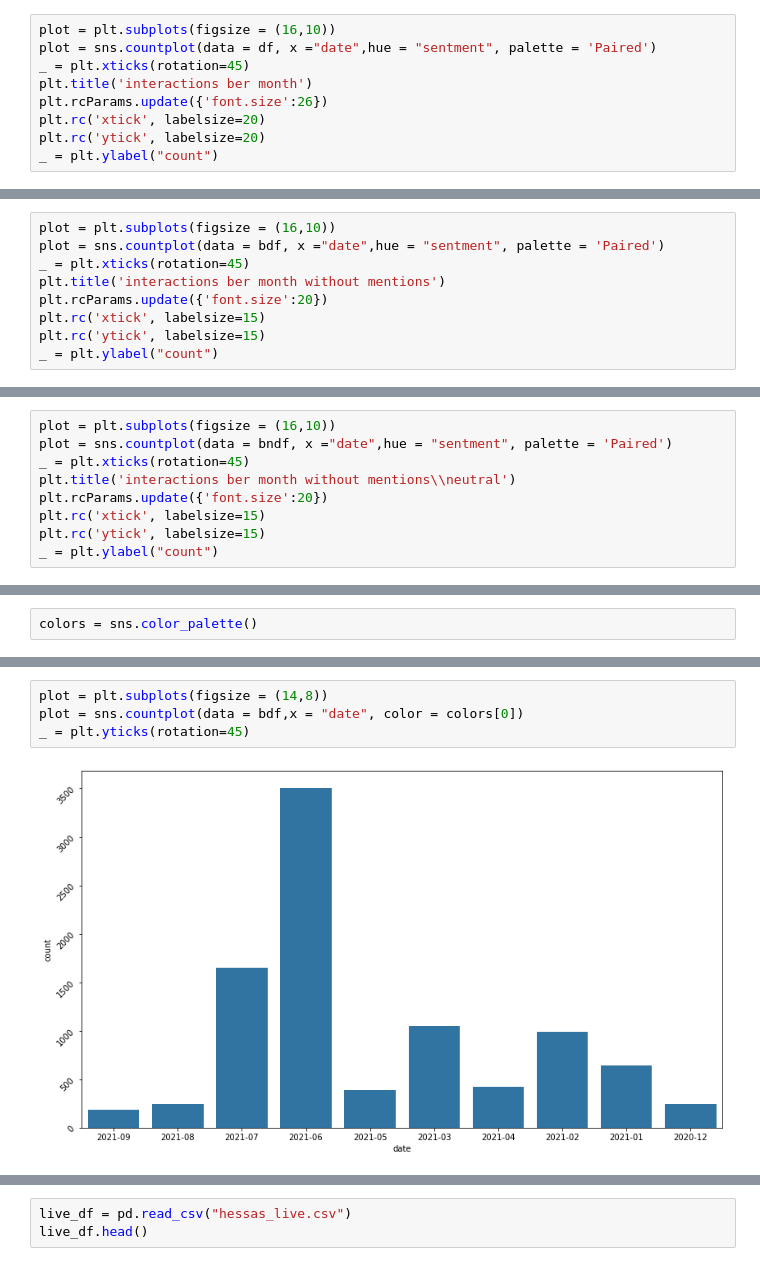
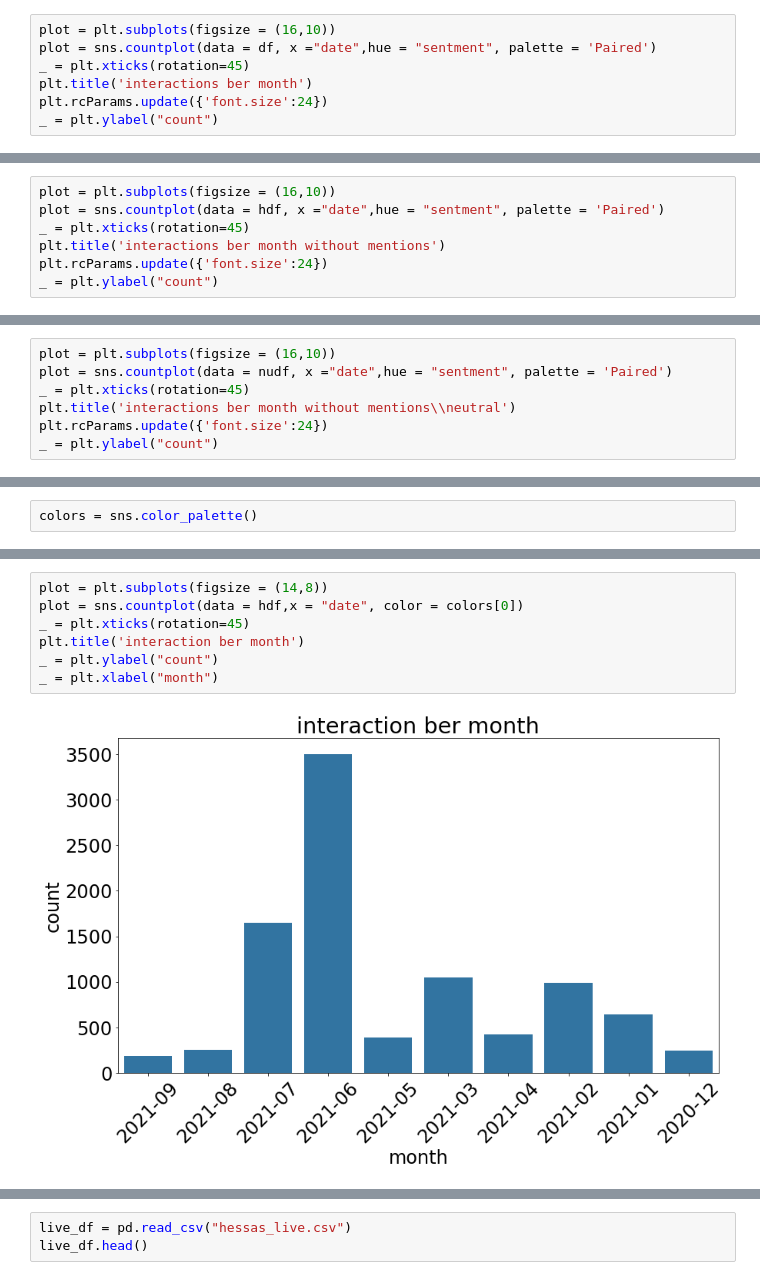
Before and after one commit to HossamAbdelraof/Almentor-Data-Analysis, a Jupyter notebook: Hessas Mesr/analysis_nolive.ipynb, the cells around one changed output, grey strips where cells are left out. Cells and saved outputs as stored; diff of their text form.

```diff
--- a/Hessas Mesr/analysis_nolive.ipynb
+++ b/Hessas Mesr/analysis_nolive.ipynb
@@ -109,8 +110,6 @@ plot = plt.subplots(figsize = (16,10))
 plot = sns.countplot(data = df, x ="date",hue = "sentment", palette = 'Paired')
 _ = plt.xticks(rotation=45)
 plt.title('interactions ber month')
-plt.rcParams.update({'font.size':26})
-plt.rc('xtick', labelsize=20)
-plt.rc('ytick', labelsize=20)
+plt.rcParams.update({'font.size':24})
 _ = plt.ylabel("count")
 # %% [output]
@@ -118,9 +117,7 @@ _ = plt.ylabel("count")
 # %%
 plot = plt.subplots(figsize = (16,10))
-plot = sns.countplot(data = bdf, x ="date",hue = "sentment", palette = 'Paired')
+plot = sns.countplot(data = hdf, x ="date",hue = "sentment", palette = 'Paired')
 _ = plt.xticks(rotation=45)
 plt.title('interactions ber month without mentions')
-plt.rcParams.update({'font.size':20})
-plt.rc('xtick', labelsize=15)
-plt.rc('ytick', labelsize=15)
+plt.rcParams.update({'font.size':24})
 _ = plt.ylabel("count")
@@ -129,10 +124,8 @@ _ = plt.ylabel("count")
 # %%
 plot = plt.subplots(figsize = (16,10))
-plot = sns.countplot(data = bndf, x ="date",hue = "sentment", palette = 'Paired')
+plot = sns.countplot(data = nudf, x ="date",hue = "sentment", palette = 'Paired')
 _ = plt.xticks(rotation=45)
 plt.title('interactions ber month without mentions\\neutral')
-plt.rcParams.update({'font.size':20})
-plt.rc('xtick', labelsize=15)
-plt.rc('ytick', labelsize=15)
+plt.rcParams.update({'font.size':24})
 _ = plt.ylabel("count")
 # %% [output]
@@ -186,9 +196,12 @@ _ = plt.xticks(rotation=45)
 # %%
 plot = plt.subplots(figsize = (14,8))
-plot = sns.countplot(data = bdf,x = "date", color = colors[0])
-_ = plt.yticks(rotation=45)
+plot = sns.countplot(data = hdf,x = "date", color = colors[0])
+_ = plt.xticks(rotation=45)
+plt.title('interaction ber month')
+_ = plt.ylabel("count")
+_ = plt.xlabel("month")
 # %% [output]
-[figure, old version]
+[figure, new version]
 # %%
 df.query('sentment == "negative"').sample(10)
 # %% [output]
```
Also changed, not shown: parts of 37 cells of this notebook.
